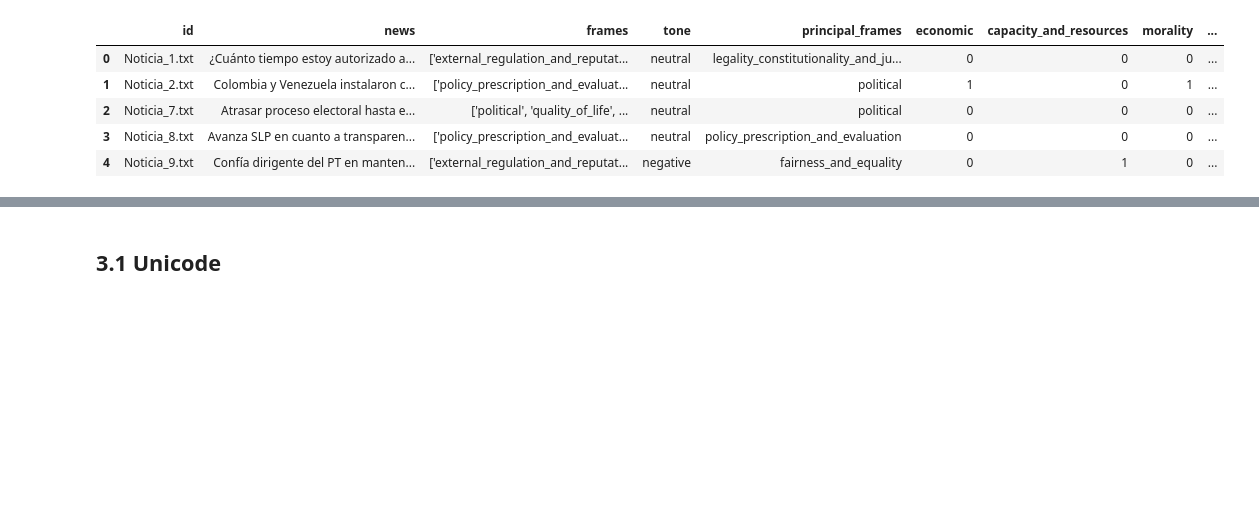
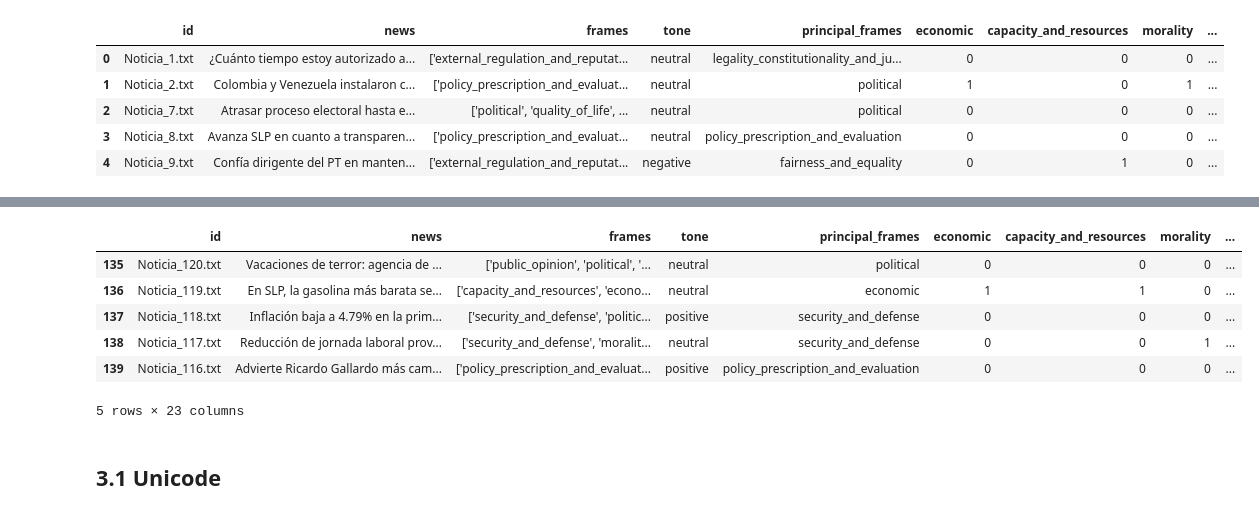
Before and after one commit to BlueAutomata/nlp-media-framing, a Jupyter notebook: notebooks/Modeling.ipynb, the cells around one changed output, grey strips where cells are left out. Cells and saved outputs as stored; diff of their text form; code cells hidden in the pictures; blank space fills up the shorter version.

```diff
--- a/notebooks/Modeling.ipynb
+++ b/notebooks/Modeling.ipynb
@@ -136,3 +136,13 @@ df.head()
+# %%
+df.tail()
+# %% [output]
+|  | id | news | frames | tone | principal_frames | economic | capacity_and_resources | morality | ... |
+| 135 | Noticia_120.txt | Vacaciones de terror: agencia de ... | ['public_opinion', 'political', '... | neutral | political | 0 | 0 | 0 | ... |
+| 136 | Noticia_119.txt | En SLP, la gasolina más barata se... | ['capacity_and_resources', 'econo... | neutral | economic | 1 | 1 | 0 | ... |
+| 137 | Noticia_118.txt | Inflación baja a 4.79% en la prim... | ['security_and_defense', 'politic... | positive | security_and_defense | 0 | 0 | 0 | ... |
+| 138 | Noticia_117.txt | Reducción de jornada laboral prov... | ['security_and_defense', 'moralit... | neutral | security_and_defense | 0 | 0 | 1 | ... |
+| 139 | Noticia_116.txt | Advierte Ricardo Gallardo más cam... | ['policy_prescription_and_evaluat... | positive | policy_prescription_and_evaluation | 0 | 0 | 0 | ... |
+5 rows × 23 columns
 # %% [markdown]
 ## 3.1 Unicode
 # %%
```
Also changed, not shown: parts of 6 cells of this notebook, 3 other files.
